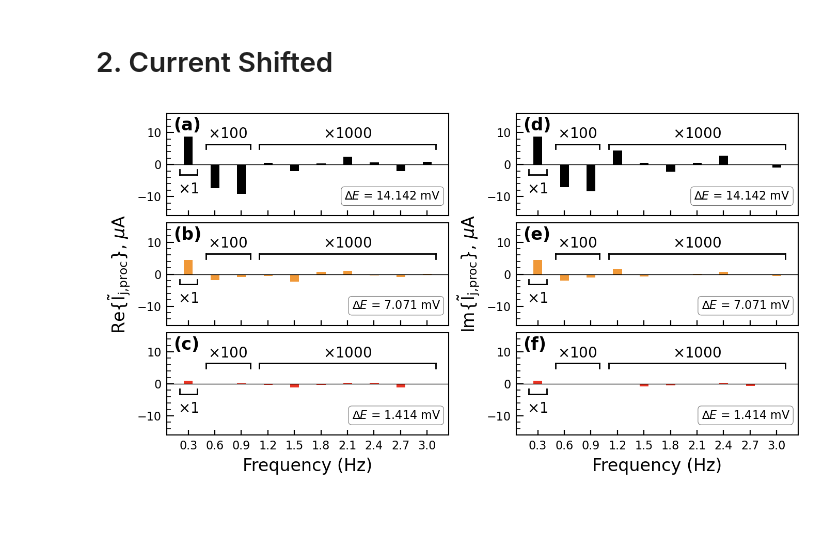
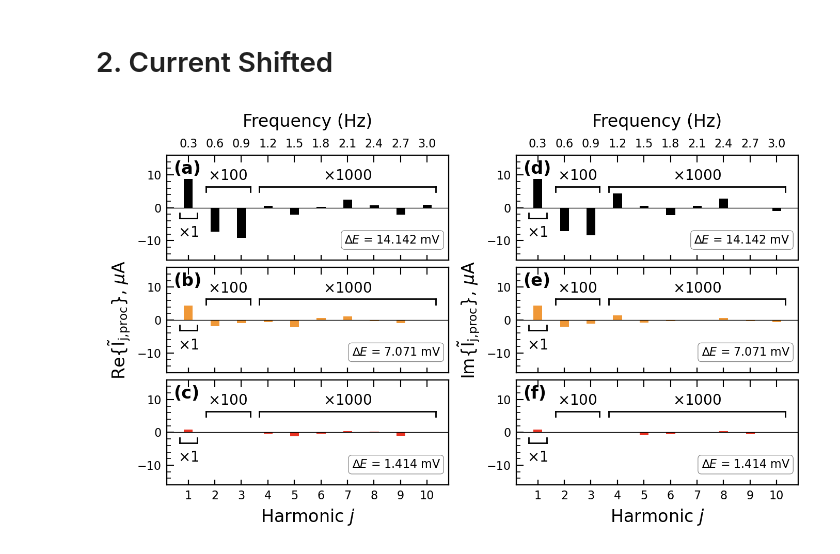
Before and after one commit to lauren8040/NLEIS-Ferri-Ferrocyanide-Modelling, a Jupyter notebook: jupyter/Figures/Signal Analysis/Signal_Analysis_Plot.ipynb, the cells around one changed output. Saved outputs shown, nothing was run; the diff lists cells and outputs as text; code cells hidden in the pictures; blank space fills up the shorter version.

```diff
--- a/jupyter/Figures/Signal Analysis/Signal_Analysis_Plot.ipynb
+++ b/jupyter/Figures/Signal Analysis/Signal_Analysis_Plot.ipynb
@@ -278,7 +321,7 @@ plt.show()
 # 2. Current Shifted
 # %%
 #Create Figure
-fig, axs = plt.subplots(3, 2, sharex='col', figsize=(7, 3.8),dpi=200) #11,6
+fig, axs = plt.subplots(3, 2, sharex='col', figsize=(7, 4.3),dpi=200) #11,6
 for ax in axs.flat:
     for location in ['left', 'right', 'top', 'bottom']:
         ax.spines[location].set_linewidth(0.75)
@@ -300,6 +343,8 @@ mult = 100
 mult2 = 1000
 gray_rgb = (122 / 255, 122 / 255, 122 / 255)
 count = 0
+y_major = [10, 10, 10]
+y_minor = [2, 2, 2]
 
 for i in range(3):
     # LEFT: Real Current
@@ -321,13 +366,15 @@ for i in range(3):
     #Format Axes / Tick Marks / Add Brackets
     for j in [0, 1]:
         ax = axs[i, j]
+        ax.minorticks_on()
+        ax.yaxis.set_major_locator(ticker.MultipleLocator(y_major[i]))
+        ax.yaxis.set_minor_locator(ticker.MultipleLocator(y_minor[i]))
         ax.axhline(y=0, color='black', linestyle='-', linewidth=0.5)
-        ax.minorticks_on()
         ax.tick_params(axis='x', which='minor', bottom=False, top=False)
         ax.tick_params(axis='y', which='major', length = 5,width = 0.75)
         ax.tick_params(axis='y', which='minor', length = 3, width = 0.6)
         ax.tick_params(which='both', direction='in', labelsize=axis_fontsize)
-        ax.text(0.025, 0.965, subplot_labels[count], transform=ax.transAxes,
+        ax.text(0.025, 0.95, subplot_labels[count], transform=ax.transAxes,
                 fontsize=label_fontsize, fontweight='bold', va='top', ha='left')
 
         # Custom Legend Textbox
@@ -340,37 +387,60 @@ for i in range(3):
                           facecolor='white',
                           edgecolor=gray_rgb,
                           linewidth=0.4))
 
         # Brackets and scaling
         overhang = 0.05
         x1_start, x1_end = 0.15 + overhang, 0.45 - overhang
         x2_start, x2_end = 0.45 + overhang, 1.05 - overhang
         x3_start, x3_end = 1.05 + overhang, 3.15 - overhang
         x1_mid = (x1_start + x1_end) / 2
         x2_mid = (x2_start + x2_end) / 2
         x3_mid = (x3_start + x3_end) / 2
         add_bracket(ax, x1_start, x1_end, 0.4, -0.05)
         add_bracket(ax, x2_start, x2_end, 0.7, 0.05)
         add_bracket(ax, x3_start, x3_end, 0.7, 0.05)
         ax.text(x1_mid, 0.33, r'$\times 1$', transform=ax.get_xaxis_transform(),
                 fontsize=mult_fontsize, verticalalignment='top', horizontalalignment='center')
         ax.text(x2_mid, 0.87, rf'$\times {mult}$', transform=ax.get_xaxis_transform(),
                 fontsize=mult_fontsize, verticalalignment='top', horizontalalignment='center')
         ax.text(x3_mid, 0.87, rf'$\times {mult2}$', transform=ax.get_xaxis_transform(),
                 fontsize=mult_fontsize, verticalalignment='top', horizontalalignment='center')
 
         count += 1
 
-# X-axis label and ticks for bottom row
-axs[2, 0].set_xlabel('Frequency (Hz)', fontsize=fontsize)
-axs[2, 1].set_xlabel('Frequency (Hz)', fontsize=fontsize)
-xticks = [0.3, 0.6, 0.9, 1.2, 1.5, 1.8, 2.1, 2.4, 2.7, 3.0]
-axs[2, 0].set_xticks(xticks)
-axs[2, 1].set_xticks(xticks)
+# X-axis ticks (shared between bottom harmonic axis and top frequency axis)
+xticks_pos = [0.3, 0.6, 0.9, 1.2, 1.5, 1.8, 2.1, 2.4, 2.7, 3.0]
+harmonic_nums = range(1, 11)
+
+# BOTTOM row: harmonic numbers
+for j in [0, 1]:
+    axs[2, j].set_xlabel('Harmonic $j$', fontsize=fontsize)
+    axs[2, j].set_xticks(xticks_pos)
+    axs[2, j].set_xticklabels(harmonic_nums)
+
+# TOP/MIDDLE/BOTTOM rows: twin x-axis with frequency tick positions
+for i in range(3):
+    for j in [0, 1]:
+        ax = axs[i, j]
+        ax.xaxis.set_minor_locator(ticker.NullLocator())
+        ax.yaxis.set_minor_locator(ticker.MultipleLocator(y_minor[i]))
+        ax_top = ax.twiny()
+        ax_top.set_xlim(ax.get_xlim())
+        ax_top.set_xticks(xticks_pos)
+        ax_top.xaxis.set_minor_locator(ticker.NullLocator())  # no minor on top axis either
+        ax_top.tick_params(axis='x', which='major', length=5, width=0.75,
+                           direction='in')
+        ax_top.tick_params(which='both', labelsize=axis_fontsize)
+        if i == 0:
+            ax_top.set_xticklabels(xticks_pos)
+            ax_top.set_xlabel('Frequency (Hz)', fontsize=fontsize, labelpad=8)
+        else:
+            ax_top.set_xticklabels([])
+
 
 #Show/Save Figure
 plt.tight_layout(h_pad = 0.5,w_pad=0.5)
 plt.savefig("Figure2_Processed_Current_Signal_Analysis.pdf", bbox_inches='tight', pad_inches=0.01)
 plt.show()
 # %% [output]
-[figure, old version]
+[figure, new version]
```
Also changed, not shown: parts of 5 cells of this notebook, 19 other files.
